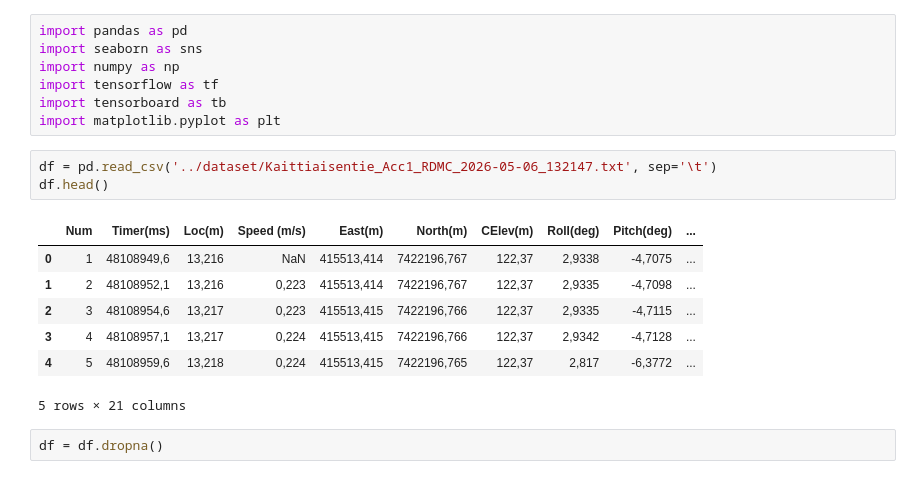
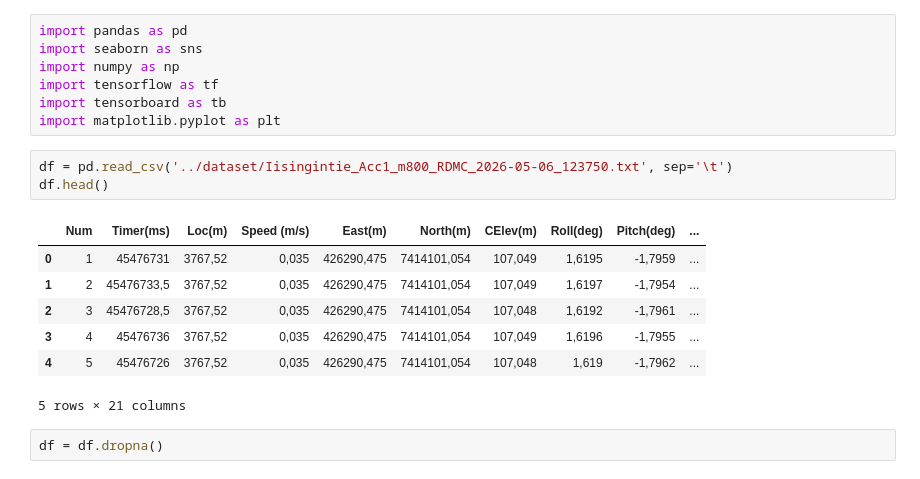
Before and after one commit to kallejjj/SemesterProjectFall2026, a Jupyter notebook: NIko/test.ipynb, the cells around one changed output. Drawn from its saved outputs; the diff is of its cells as text.

```diff
--- a/NIko/test.ipynb
+++ b/NIko/test.ipynb
@@ -6,15 +6,15 @@ import tensorflow as tf
 import tensorboard as tb
 import matplotlib.pyplot as plt
 # %%
-df = pd.read_csv('../dataset/Kaittiaisentie_Acc1_RDMC_2026-05-06_132147.txt', sep='\t')
+df = pd.read_csv('../dataset/Iisingintie_Acc1_m800_RDMC_2026-05-06_123750.txt', sep='\t')
 df.head()
 # %% [output]
 |  | Num | Timer(ms) | Loc(m) | Speed (m/s) | East(m) | North(m) | CElev(m) | Roll(deg) | Pitch(deg) | ... |
-| 0 | 1 | 48108949,6 | 13,216 | NaN | 415513,414 | 7422196,767 | 122,37 | 2,9338 | -4,7075 | ... |
-| 1 | 2 | 48108952,1 | 13,216 | 0,223 | 415513,414 | 7422196,767 | 122,37 | 2,9335 | -4,7098 | ... |
-| 2 | 3 | 48108954,6 | 13,217 | 0,223 | 415513,415 | 7422196,766 | 122,37 | 2,9335 | -4,7115 | ... |
-| 3 | 4 | 48108957,1 | 13,217 | 0,224 | 415513,415 | 7422196,766 | 122,37 | 2,9342 | -4,7128 | ... |
-| 4 | 5 | 48108959,6 | 13,218 | 0,224 | 415513,415 | 7422196,765 | 122,37 | 2,817 | -6,3772 | ... |
+| 0 | 1 | 45476731 | 3767,52 | 0,035 | 426290,475 | 7414101,054 | 107,049 | 1,6195 | -1,7959 | ... |
+| 1 | 2 | 45476733,5 | 3767,52 | 0,035 | 426290,475 | 7414101,054 | 107,049 | 1,6197 | -1,7954 | ... |
+| 2 | 3 | 45476728,5 | 3767,52 | 0,035 | 426290,475 | 7414101,054 | 107,048 | 1,6192 | -1,7961 | ... |
+| 3 | 4 | 45476736 | 3767,52 | 0,035 | 426290,475 | 7414101,054 | 107,049 | 1,6196 | -1,7955 | ... |
+| 4 | 5 | 45476726 | 3767,52 | 0,035 | 426290,475 | 7414101,054 | 107,048 | 1,619 | -1,7962 | ... |
 5 rows × 21 columns
 # %%
 df = df.dropna()
```
Also changed, not shown: parts of 2 cells of this notebook.
